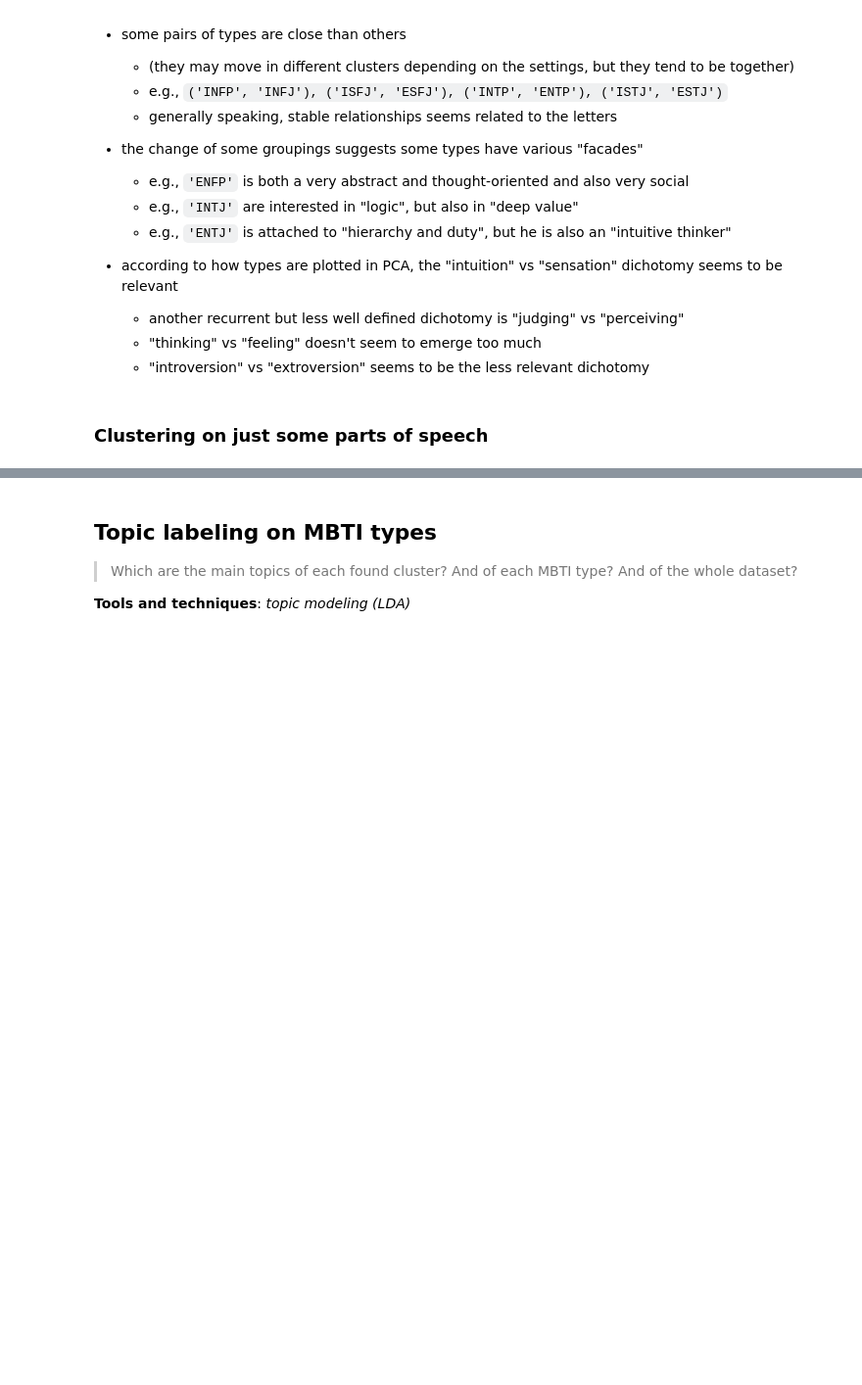
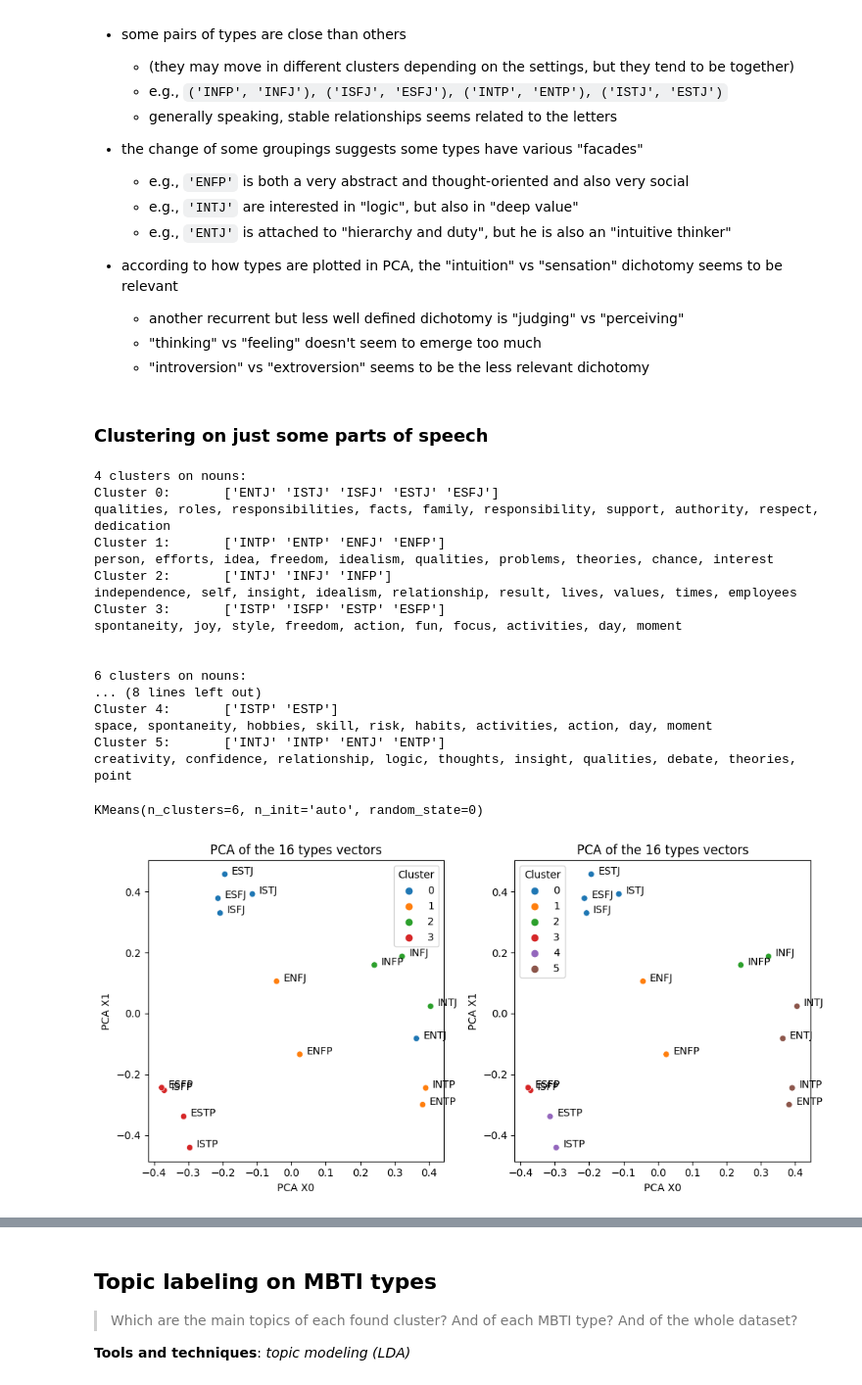
Before and after one commit to emanuelena49/MBTI-NLP, a Jupyter notebook: mbti_types.ipynb, the cells around one changed output, grey strips where cells are left out. Shown at 98% size. Cells and saved outputs as stored; diff of their text form; code cells hidden in the pictures; blank space fills up the shorter version.

```diff
--- a/mbti_types.ipynb
+++ b/mbti_types.ipynb
@@ -1006,0 +1080,66 @@ Final observations:
+# %%
+# extract just nouns, verbs, adjectives and adverb
+# [Needed time: 5s]
+
+pos_tagged_tokens = df_types_ft["corpus"].apply(
+    lambda x: pos_extraction_preprocessing(
+        x, pos_parts=[
+            ['NOUN'], ['VERB'], ['ADJ'],
+            ['NOUN', 'VERB'], ['NOUN', 'ADJ']],
+        n_ngrams=1,
+        lemmatizer=None, # no lemmatization
+        other_stopwords=types_letters_and_nicknames)
+    )
+
+nouns_tokens = pos_tagged_tokens.apply(lambda x: x['NOUN']).apply(lambda x: ' '.join(x))
+verbs_tokens = pos_tagged_tokens.apply(lambda x: x['VERB']).apply(lambda x: ' '.join(x))
+adjectives_tokens = pos_tagged_tokens.apply(lambda x: x['ADJ']).apply(lambda x: ' '.join(x))
+nouns_verbs_tokens = pos_tagged_tokens.apply(lambda x: x['NOUN,VERB']).apply(lambda x: ' '.join(x))
+nouns_adjectives_tokens = pos_tagged_tokens.apply(lambda x: x['NOUN,ADJ']).apply(lambda x: ' '.join(x))
+# %%
+# Clustering just on nouns
+plt.figure(figsize=(10, 5))
+
+print("4 clusters on nouns:")
+plt.subplot(1, 2, 1)
+kmeans_cluster_and_pca(
+    nouns_tokens,
+    n_clusters=4,
+    n_keywords=10,
+    ngram_range=(1,2),
+    min_df=3, max_df=0.9,
+    random_state=0,
+    )
+
+print("\n")
+
+print("6 clusters on nouns:")
+plt.subplot(1, 2, 2)
+kmeans_cluster_and_pca(
+    nouns_tokens,
+    n_clusters=6,
+    n_keywords=10,
+    ngram_range=(1,2),
+    min_df=3, max_df=0.9,
+    random_state=0,
+    )
+# %% [output]
+4 clusters on nouns:
+Cluster 0:       ['ENTJ' 'ISTJ' 'ISFJ' 'ESTJ' 'ESFJ']
+qualities, roles, responsibilities, facts, family, responsibility, support, authority, respect, dedication
+Cluster 1:       ['INTP' 'ENTP' 'ENFJ' 'ENFP']
+person, efforts, idea, freedom, idealism, qualities, problems, theories, chance, interest
+Cluster 2:       ['INTJ' 'INFJ' 'INFP']
+independence, self, insight, idealism, relationship, result, lives, values, times, employees
+Cluster 3:       ['ISTP' 'ISFP' 'ESTP' 'ESFP']
+spontaneity, joy, style, freedom, action, fun, focus, activities, day, moment
+
+
+6 clusters on nouns:
+... (8 lines left out)
+Cluster 4:       ['ISTP' 'ESTP']
+space, spontaneity, hobbies, skill, risk, habits, activities, action, day, moment
+Cluster 5:       ['INTJ' 'INTP' 'ENTJ' 'ENTP']
+creativity, confidence, relationship, logic, thoughts, insight, qualities, debate, theories, point
+KMeans(n_clusters=6, n_init='auto', random_state=0)
+[figure, added]
```
Also changed, not shown: parts of 21 cells of this notebook.
